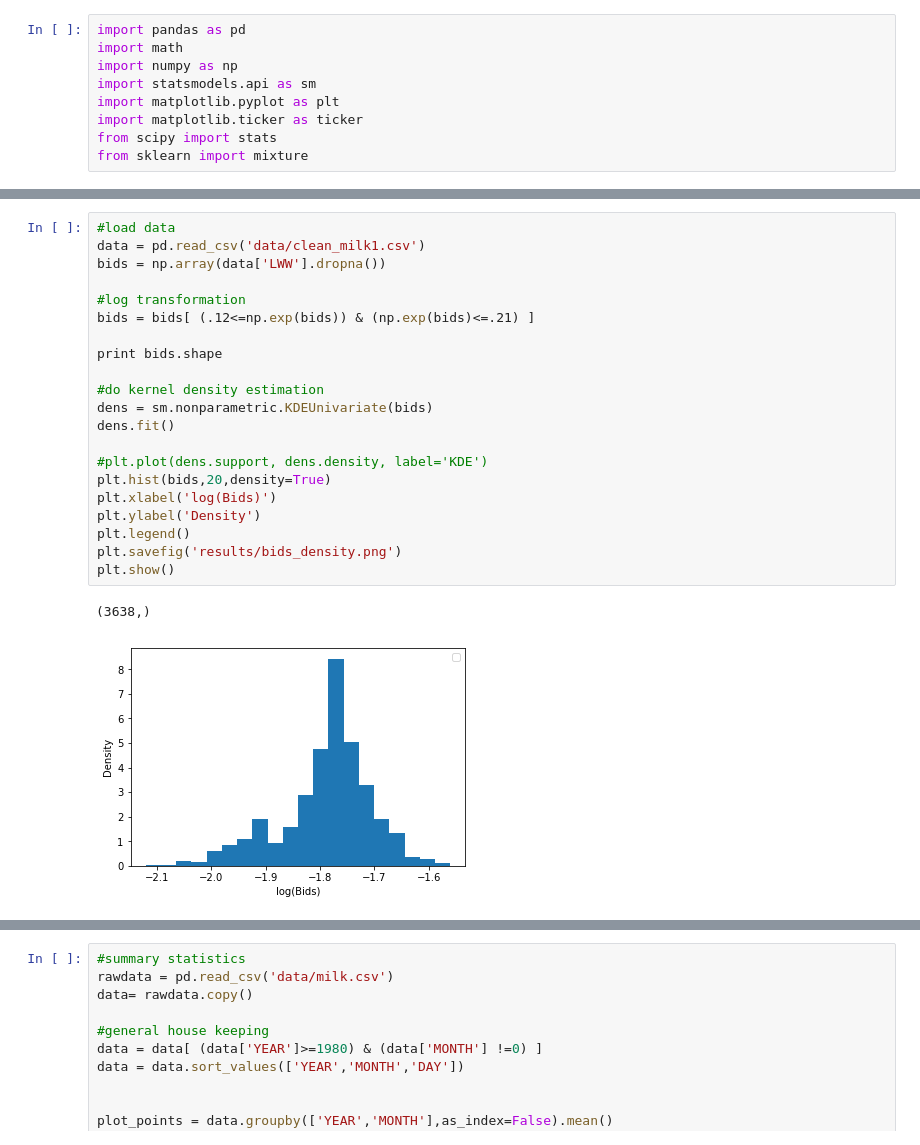
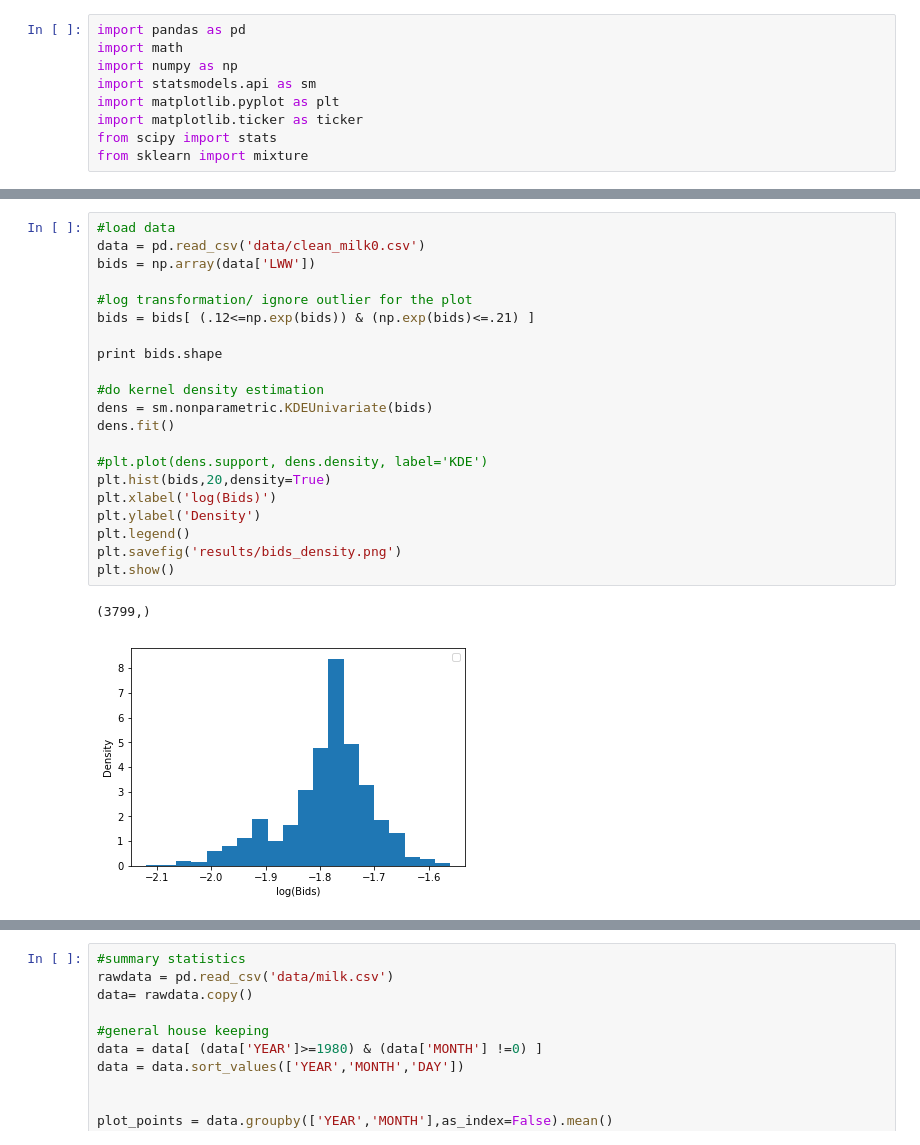
Before and after one commit to ericschulman/tx_milk_2yp, a Jupyter notebook: summary_stats.ipynb, the cells around one changed output, grey strips where cells are left out. Drawn from its saved outputs; the diff is of its cells as text.

```diff
--- a/summary_stats.ipynb
+++ b/summary_stats.ipynb
@@ -31,27 +31,27 @@ plt.show()
 # %%
 #load data
-data = pd.read_csv('data/clean_milk1.csv')
-bids = np.array(data['LWW'].dropna())
+data = pd.read_csv('data/clean_milk0.csv')
+bids = np.array(data['LWW'])
 
-#log transformation
+#log transformation/ ignore outlier for the plot
 bids = bids[ (.12<=np.exp(bids)) & (np.exp(bids)<=.21) ]
 
 print bids.shape
 
 #do kernel density estimation
 dens = sm.nonparametric.KDEUnivariate(bids)
 dens.fit()
 
 #plt.plot(dens.support, dens.density, label='KDE')
 plt.hist(bids,20,density=True)
 plt.xlabel('log(Bids)')
 plt.ylabel('Density')
 plt.legend()
 plt.savefig('results/bids_density.png')
 plt.show()
 # %% [output]
-(3638,)
+(3799,)
-[figure, old version]
+[figure, new version]
 # %%
 #fit mixture model
 g = mixture.GaussianMixture(n_components=2)
```
Also changed, not shown: parts of 8 cells of this notebook, 1 other file.
